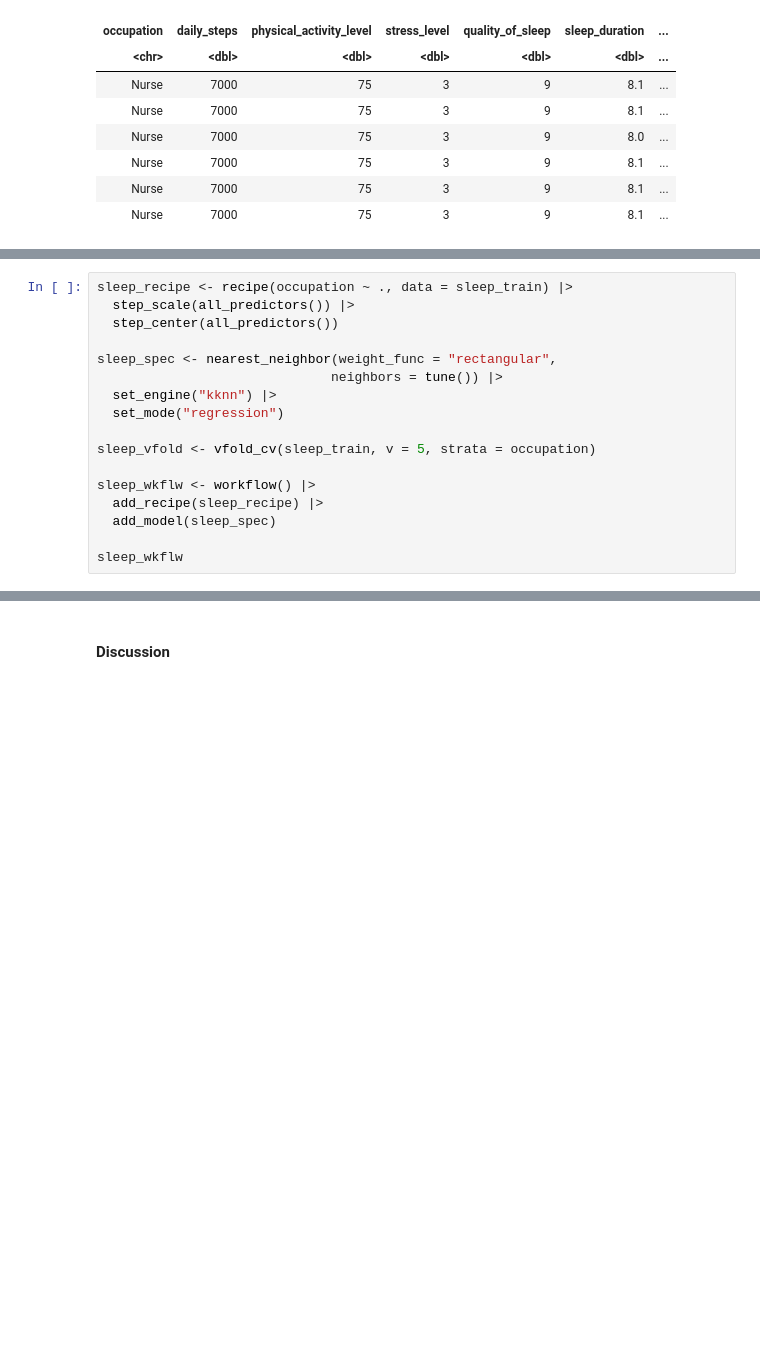
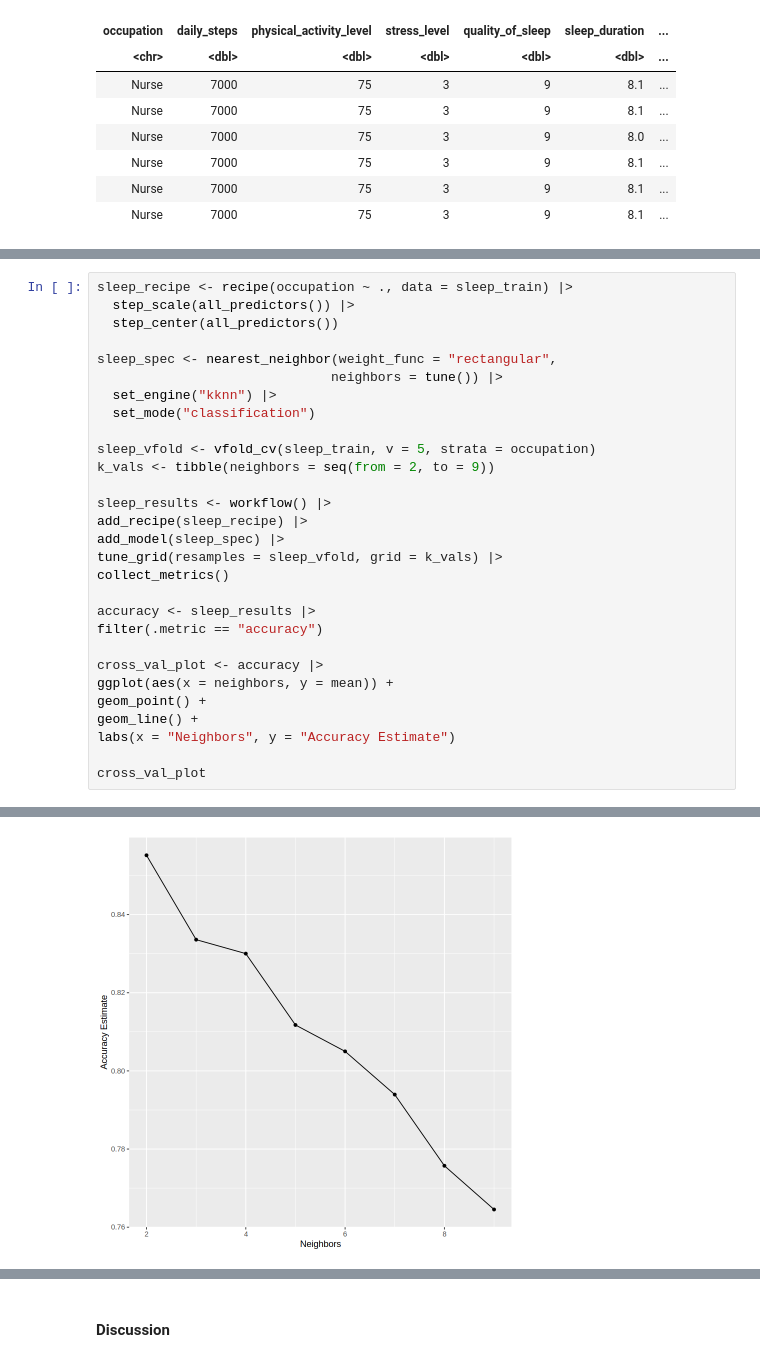
Before and after one commit to hmza-exe/DSCI-100-GroupProject_003-12, a Jupyter notebook: Project Report.ipynb, the cells around one changed output, grey strips where cells are left out. Saved outputs shown, nothing was run; the diff lists cells and outputs as text; blank space fills up the shorter version.

Commit message:
installed packages, fixed bug in workflow

```diff
--- a/Project Report.ipynb
+++ b/Project Report.ipynb
@@ -100,13 +144,25 @@ sleep_recipe <- recipe(occupation ~ ., data = sleep_train) |>
 sleep_spec <- nearest_neighbor(weight_func = "rectangular",
                               neighbors = tune()) |>
   set_engine("kknn") |>
-  set_mode("regression")
+  set_mode("classification")
 
 sleep_vfold <- vfold_cv(sleep_train, v = 5, strata = occupation)
+k_vals <- tibble(neighbors = seq(from = 2, to = 9))
 
-sleep_wkflw <- workflow() |>
-  add_recipe(sleep_recipe) |>
-  add_model(sleep_spec)
+sleep_results <- workflow() |>
+add_recipe(sleep_recipe) |>
+add_model(sleep_spec) |>
+tune_grid(resamples = sleep_vfold, grid = k_vals) |>
+collect_metrics()
 
-sleep_wkflw
+accuracy <- sleep_results |>
+filter(.metric == "accuracy")
+
+cross_val_plot <- accuracy |>
+ggplot(aes(x = neighbors, y = mean)) +
+geom_point() +
+geom_line() +
+labs(x = "Neighbors", y = "Accuracy Estimate")
+
+cross_val_plot
 # %% [output]
@@ -131,3 +186,4 @@ Computational engine: kknn
+[figure, added]
 # %%
 k_vals <- tibble(neighbors = seq(from = 3, to = 7))
 
```
Also changed, not shown: parts of 4 cells of this notebook.
